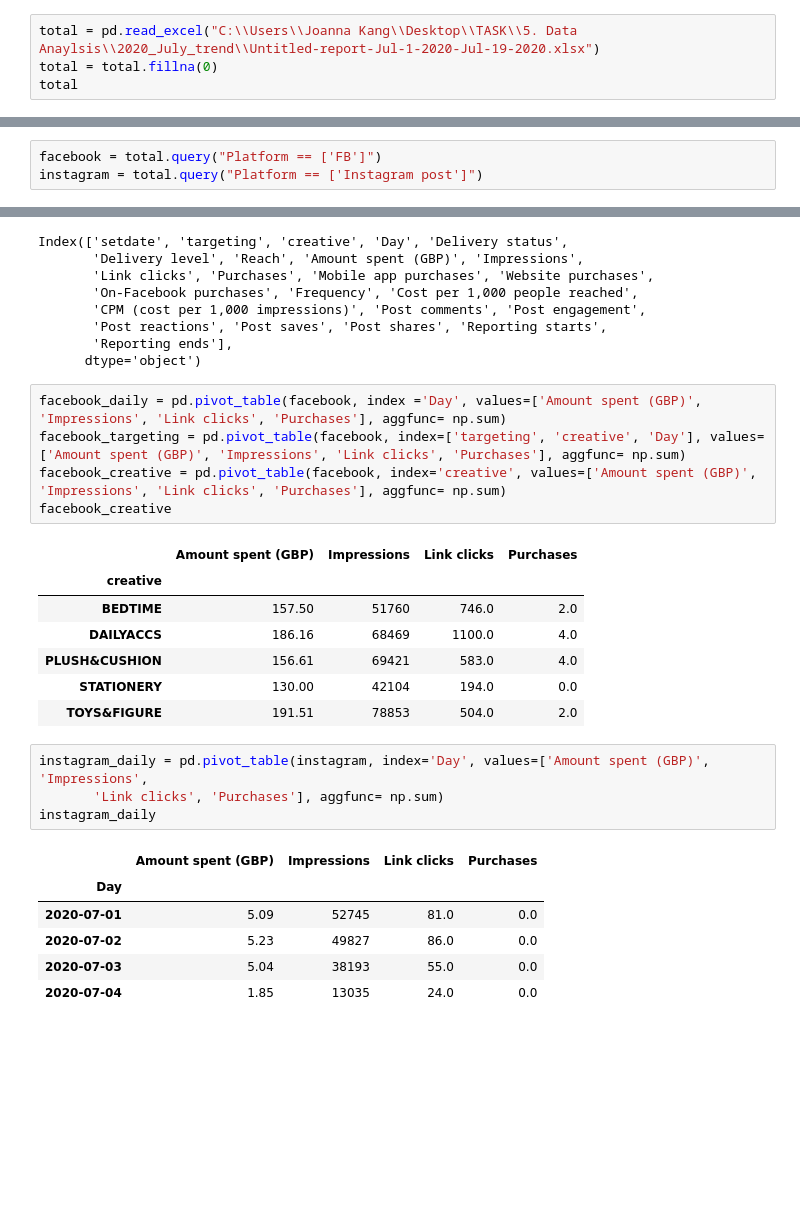
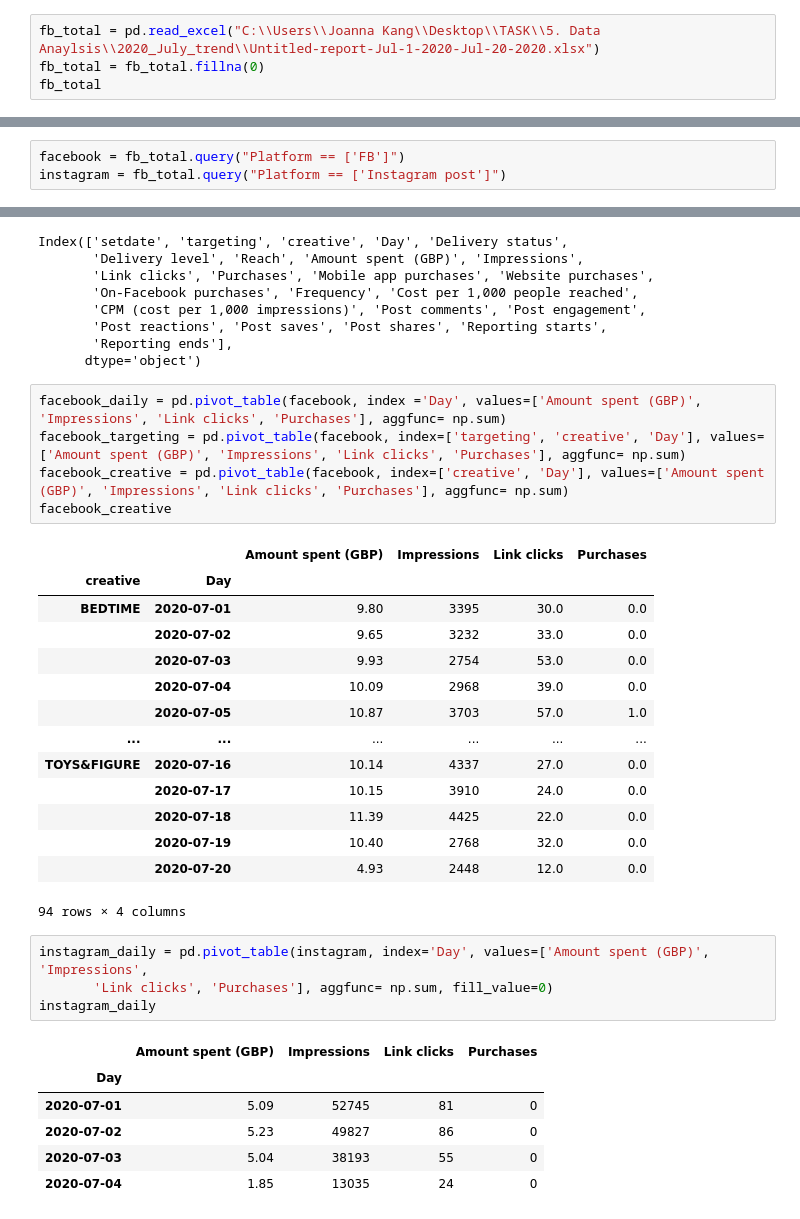
Before and after one commit to JoannaKang/kakao-commerce-data-analysis, a Jupyter notebook: Paid Raw Data.ipynb, the cells around one changed output, grey strips where cells are left out. Cells and saved outputs as stored; diff of their text form; blank space fills up the shorter version.

```diff
--- a/Paid Raw Data.ipynb
+++ b/Paid Raw Data.ipynb
@@ -5,7 +9,7 @@ import os
 # %%
-total = pd.read_excel("C:\\Users\\Joanna Kang\\Desktop\\TASK\\5. Data Anaylsis\\2020_July_trend\\Untitled-report-Jul-1-2020-Jul-19-2020.xlsx")
-total = total.fillna(0)
-total
+fb_total = pd.read_excel("C:\\Users\\Joanna Kang\\Desktop\\TASK\\5. Data Anaylsis\\2020_July_trend\\Untitled-report-Jul-1-2020-Jul-20-2020.xlsx")
+fb_total = fb_total.fillna(0)
+fb_total
 # %% [output]
 |  | Ad name | Day | Delivery status | Delivery level | Reach | Amount spent (GBP) | Impressions | ... |
 | 0 | FB: 200701_PURCHASE_TOYS&FIGURE | 2020-07-19 | active | ad | 2675 | 10.20 | 2680 | ... |
@@ -41,6 +45,6 @@ total
 # %%
-facebook = total.query("Platform == ['FB']")
-instagram = total.query("Platform == ['Instagram post']")
+facebook = fb_total.query("Platform == ['FB']")
+instagram = fb_total.query("Platform == ['Instagram post']")
 # %%
 instagram.columns
 # %% [output]
@@ -246,27 +242,34 @@ Index(['setdate', 'targeting', 'creative', 'Day', 'Delivery status',
 # %%
 facebook_daily = pd.pivot_table(facebook, index ='Day', values=['Amount spent (GBP)', 'Impressions', 'Link clicks', 'Purchases'], aggfunc= np.sum)
 facebook_targeting = pd.pivot_table(facebook, index=['targeting', 'creative', 'Day'], values=['Amount spent (GBP)', 'Impressions', 'Link clicks', 'Purchases'], aggfunc= np.sum)
-facebook_creative = pd.pivot_table(facebook, index='creative', values=['Amount spent (GBP)', 'Impressions', 'Link clicks', 'Purchases'], aggfunc= np.sum)
+facebook_creative = pd.pivot_table(facebook, index=['creative', 'Day'], values=['Amount spent (GBP)', 'Impressions', 'Link clicks', 'Purchases'], aggfunc= np.sum)
 facebook_creative
 # %% [output]
-|  | Amount spent (GBP) | Impressions | Link clicks | Purchases |
-| creative |  |  |  |  |
-| BEDTIME | 157.50 | 51760 | 746.0 | 2.0 |
-| DAILYACCS | 186.16 | 68469 | 1100.0 | 4.0 |
-| PLUSH&CUSHION | 156.61 | 69421 | 583.0 | 4.0 |
-| STATIONERY | 130.00 | 42104 | 194.0 | 0.0 |
-| TOYS&FIGURE | 191.51 | 78853 | 504.0 | 2.0 |
+|  |  | Amount spent (GBP) | Impressions | Link clicks | Purchases |
+| creative | Day |  |  |  |  |
+| BEDTIME | 2020-07-01 | 9.80 | 3395 | 30.0 | 0.0 |
+|  | 2020-07-02 | 9.65 | 3232 | 33.0 | 0.0 |
+|  | 2020-07-03 | 9.93 | 2754 | 53.0 | 0.0 |
+|  | 2020-07-04 | 10.09 | 2968 | 39.0 | 0.0 |
+|  | 2020-07-05 | 10.87 | 3703 | 57.0 | 1.0 |
+| ... | ... | ... | ... | ... | ... |
+| TOYS&FIGURE | 2020-07-16 | 10.14 | 4337 | 27.0 | 0.0 |
+|  | 2020-07-17 | 10.15 | 3910 | 24.0 | 0.0 |
+|  | 2020-07-18 | 11.39 | 4425 | 22.0 | 0.0 |
+|  | 2020-07-19 | 10.40 | 2768 | 32.0 | 0.0 |
+|  | 2020-07-20 | 4.93 | 2448 | 12.0 | 0.0 |
+94 rows × 4 columns
 # %%
 instagram_daily = pd.pivot_table(instagram, index='Day', values=['Amount spent (GBP)', 'Impressions',
-       'Link clicks', 'Purchases'], aggfunc= np.sum)
+       'Link clicks', 'Purchases'], aggfunc= np.sum, fill_value=0)
 instagram_daily
 # %% [output]
 |  | Amount spent (GBP) | Impressions | Link clicks | Purchases |
 | Day |  |  |  |  |
-| 2020-07-01 | 5.09 | 52745 | 81.0 | 0.0 |
-| 2020-07-02 | 5.23 | 49827 | 86.0 | 0.0 |
-| 2020-07-03 | 5.04 | 38193 | 55.0 | 0.0 |
-| 2020-07-04 | 1.85 | 13035 | 24.0 | 0.0 |
+| 2020-07-01 | 5.09 | 52745 | 81 | 0 |
+| 2020-07-02 | 5.23 | 49827 | 86 | 0 |
+| 2020-07-03 | 5.04 | 38193 | 55 | 0 |
+| 2020-07-04 | 1.85 | 13035 | 24 | 0 |
 # %%
 google_daily = pd.pivot_table(google, index='Day', values=['Cost', 'Impr.', 'Interactions', 'Conversions'], aggfunc= np.sum)
 google_daily
```
Also changed, not shown: parts of 23 cells of this notebook.
